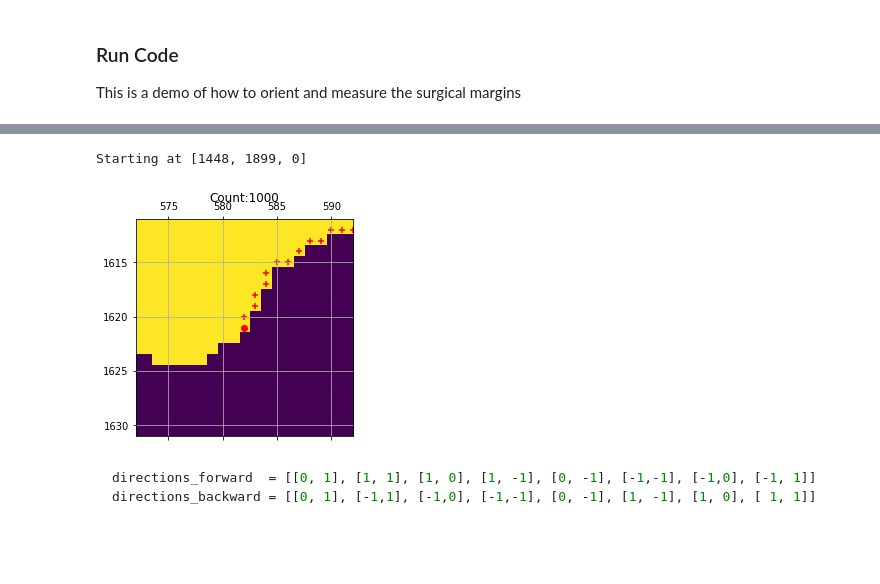
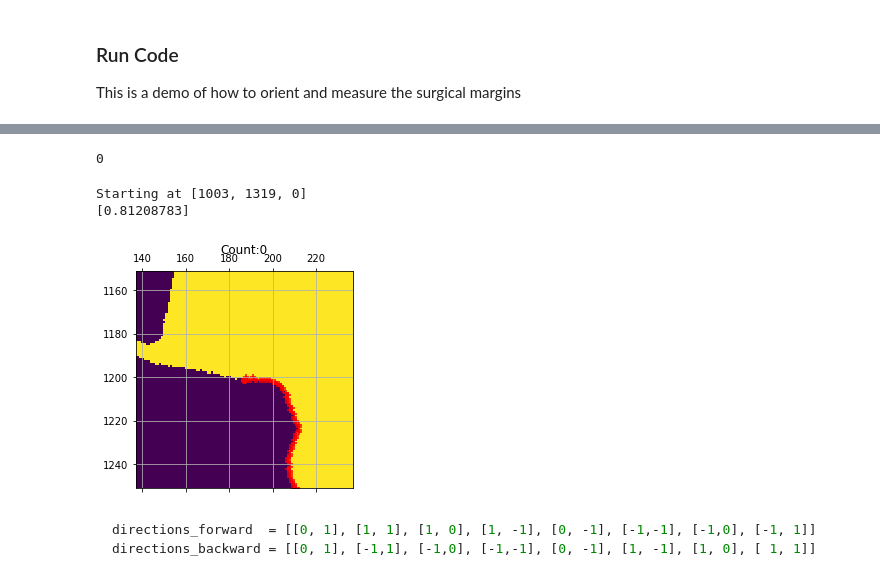
Before and after one commit to smthomas-sci/SemanticSegmentation, a Jupyter notebook: Measure_Margins.ipynb, the cells around one changed output, grey strips where cells are left out. Cells and saved outputs as stored; diff of their text form; code cells hidden in the pictures; blank space fills up the shorter version.

````diff
--- a/Measure_Margins.ipynb
+++ b/Measure_Margins.ipynb
@@ -149,10 +171,11 @@ def get_cancer_margins(rotated_segmentation):
     """
     # Get Cancer
     cancer = np.logical_or(
-                        np.all(rotated_segmentation == color_dict["BCC"], axis=-1),
-                        np.all(rotated_segmentation == color_dict["SCC"], axis=-1),
-                        np.all(rotated_segmentation == color_dict["IEC"], axis=-1),
-                        ).astype("int")
+                        np.all(rot_segmentation == color_dict["BCC"], axis=-1),
+                        np.logical_or(np.all(rot_segmentation == color_dict["SCC"], axis=-1),
+                                           np.all(rot_segmentation == color_dict["IEC"], axis=-1)
+                                     )
+                    ).astype("int")
 
     # Measure region
     region = regionprops(cancer)[0]
@@ -257,7 +280,8 @@ def get_tissue_margin(rotated_segmentation, east=True):
     state = [int(x), int(y), 0]
 
     # Get 8-bit version
-    color_mask = convert_RGB_to_8bit(rotated_segmentation)
+    #color_mask = convert_RGB_to_8bit(rotated_segmentation)
+    color_mask = rotated_segmentation
 
     # Set direction
     if east:
@@ -267,12 +291,12 @@ def get_tissue_margin(rotated_segmentation, east=True):
 
     # Crawl!
     count = 0
-    while count < 5e3: # Limit to 5K steps
+    while count < 2e3: # Limit to 5K steps
         state = nextPixel(state, sequence, mask)
         count + 1
 
         if count % 20 == 0:
-            if exitCondition(state, color_mask, dist=10):
+            if exitCondition(state, color_mask, dist=20):
                 break
 
     return (state[0], state[1])
@@ -704,40 +465,43 @@ plt.show()
+# %%
+exit_out = "/home/simon/Desktop/exit_out/" + fname +"/"
+cmd = "mkdir -p " + exit_out
+os.system(cmd)
+# %% [output]
+0
 # %%
+(x, y), mask = get_crawl_start_position(rot_segmentation)
+
 state = [int(x), int(y), 0]
-
-# Get 8-bit version
-color_mask = convert_RGB_to_8bit(rot_segmentation)
-
 
 print("Starting at", state)
 fig, ax = plt.subplots()
 ax.matshow(mask)
+dist = 20
+count = 1
+# Show start
+ax.scatter(state[0], state[1], color="green")
+x, y = state[0], state[1]
 
 count = 0
-# Show start
-ax.scatter(state[0], state[1], color="green")
-while count < 1000:
+while True:
     state = nextPixel(state, directions_backward, mask)
-    ax.scatter(state[0], state[1], color="red", marker="+")
-    count += 1
-
-    if count % 20 == 0:
-        if exitCondition(state, color_mask, dist=10):
-
-            exitCondition(state, color_mask, dist=10, show=True)
-
+    ax.scatter(state[0], state[1], color="red",marker="+")
+    if count % 10 == 0:
+        if exitCondition(state, rot_segmentation, dist=20, show=False):
             break
 
-# Show stop
+# # Show stop
 ax.scatter(state[0], state[1], color="red")
-dim = 10
+dim = 50
 ax.set_title("Count:" + str(count))
 ax.set_xlim(state[0]-dim, state[0]+dim)
 ax.set_ylim(state[1]+dim , state[1]-dim)
 ax.grid(True)
 plt.show()
 # %% [output]
-Starting at [1448, 1899, 0]
+Starting at [1003, 1319, 0]
+[0.81208783]
-[figure, old version]
+[figure, new version]
 # %% [markdown]
 ```python
 directions_forward  = [[0, 1], [1, 1], [1, 0], [1, -1], [0, -1], [-1,-1], [-1,0], [-1, 1]]
````
Also changed, not shown: parts of 13 cells of this notebook, 15 other files.
